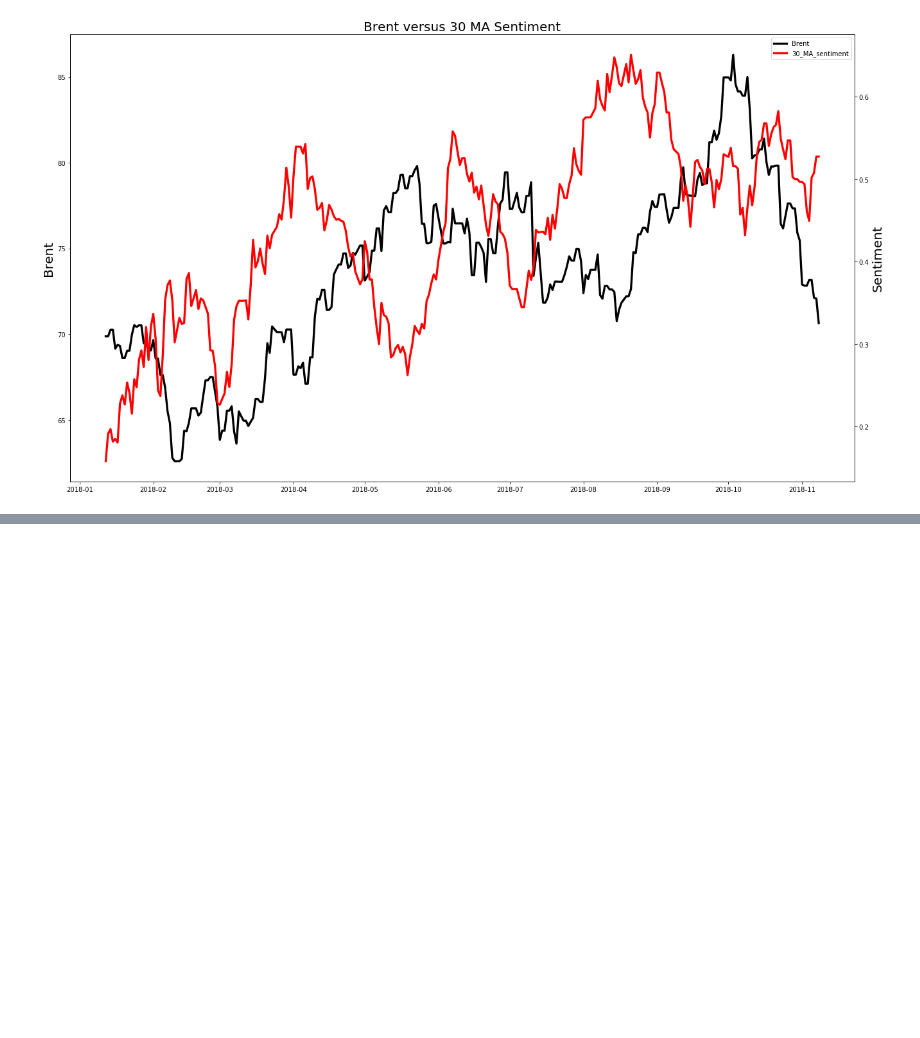
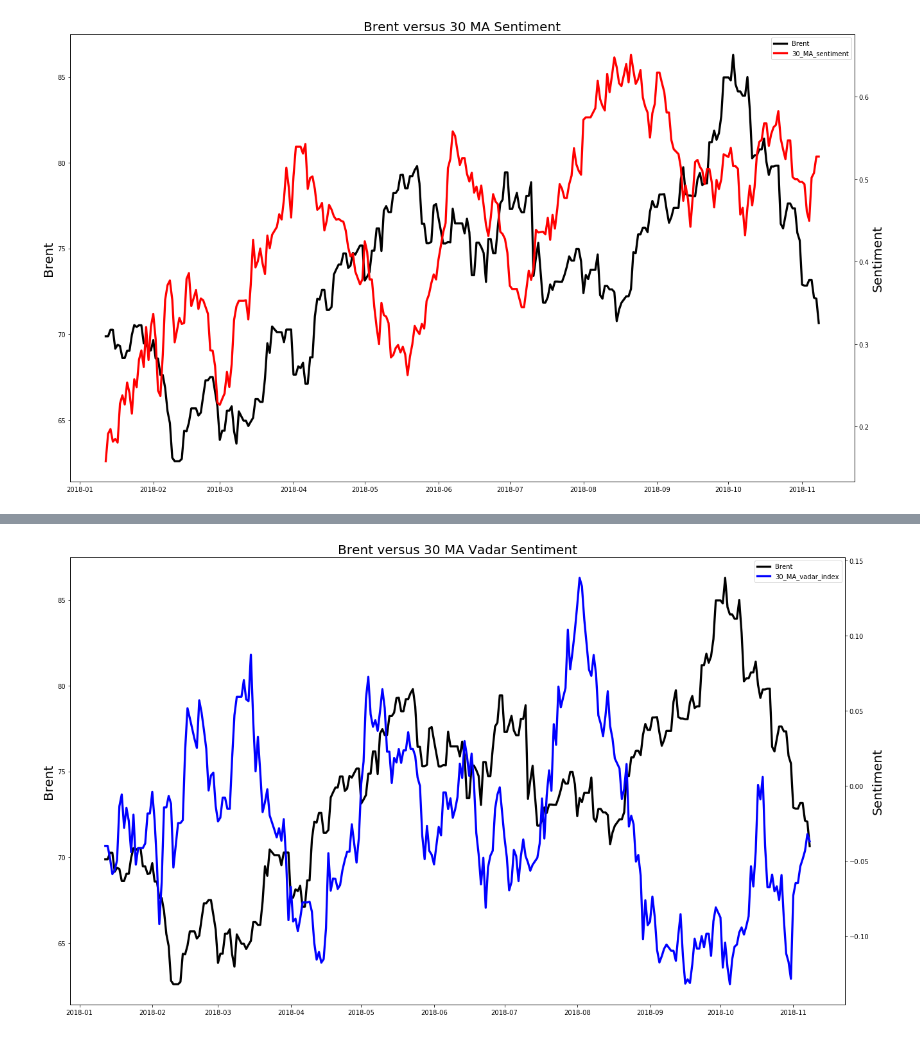
Before and after one commit to ATHERY59700/MarketSentiment_Analysis, a Jupyter notebook: MarketSentiment_Analysis.ipynb, the cells around one changed output, grey strips where cells are left out. Saved outputs shown, nothing was run; the diff lists cells and outputs as text; code cells hidden in the pictures; blank space fills up the shorter version.

```diff
--- a/MarketSentiment_Analysis.ipynb
+++ b/MarketSentiment_Analysis.ipynb
@@ -489,0 +470,36 @@ plt.savefig('Brent versus 10 MA Sentiment.png')
+# %%
+#out of curiosity let's see if vadar offers any meaning
+#plot 10 MA against Brent
+import numpy as np
+import matplotlib.pyplot as plt
+
+fig, ax3 = plt.subplots()
+
+
+ax3.plot(dfbrent2['Date'].astype('O'),  dfbrent2["Brent"], color='black', linewidth=3.3)
+ax3.set_xlabel('')
+# Make the y-axis label, ticks and tick labels match the line color.
+
+ax3.set_ylabel('Brent', color='black', fontsize=20)
+ax3.tick_params('y', colors='black')
+
+ax4 = ax3.twinx()
+#ax1.xaxis.set_major_locator(dates.MonthLocator(interval=1))
+
+ax4.plot(dfbrent2['Date'].astype('O'),  dfbrent2['30_MA_vadar_index'],'blue', linewidth=3.3)
+
+ax4.set_ylabel('Sentiment', color='black', fontsize=20)
+ax4.tick_params('y', colors='black')
+fig.set_size_inches(18.5, 10.5)
+fig.tight_layout()
+plt.title('Brent versus 30 MA Vadar Sentiment', fontsize=20)
+
+
+#add legend
+lines, labels = ax3.get_legend_handles_labels()
+lines2, labels2 = ax4.get_legend_handles_labels()
+ax4.legend(lines + lines2, labels + labels2, loc=0)
+plt.tight_layout()
+#plt.savefig('Brent versus 10 MA Sentiment.png')
+# %% [output]
+[figure, added]
```
Also changed, not shown: parts of 15 cells of this notebook, 4 other files.
